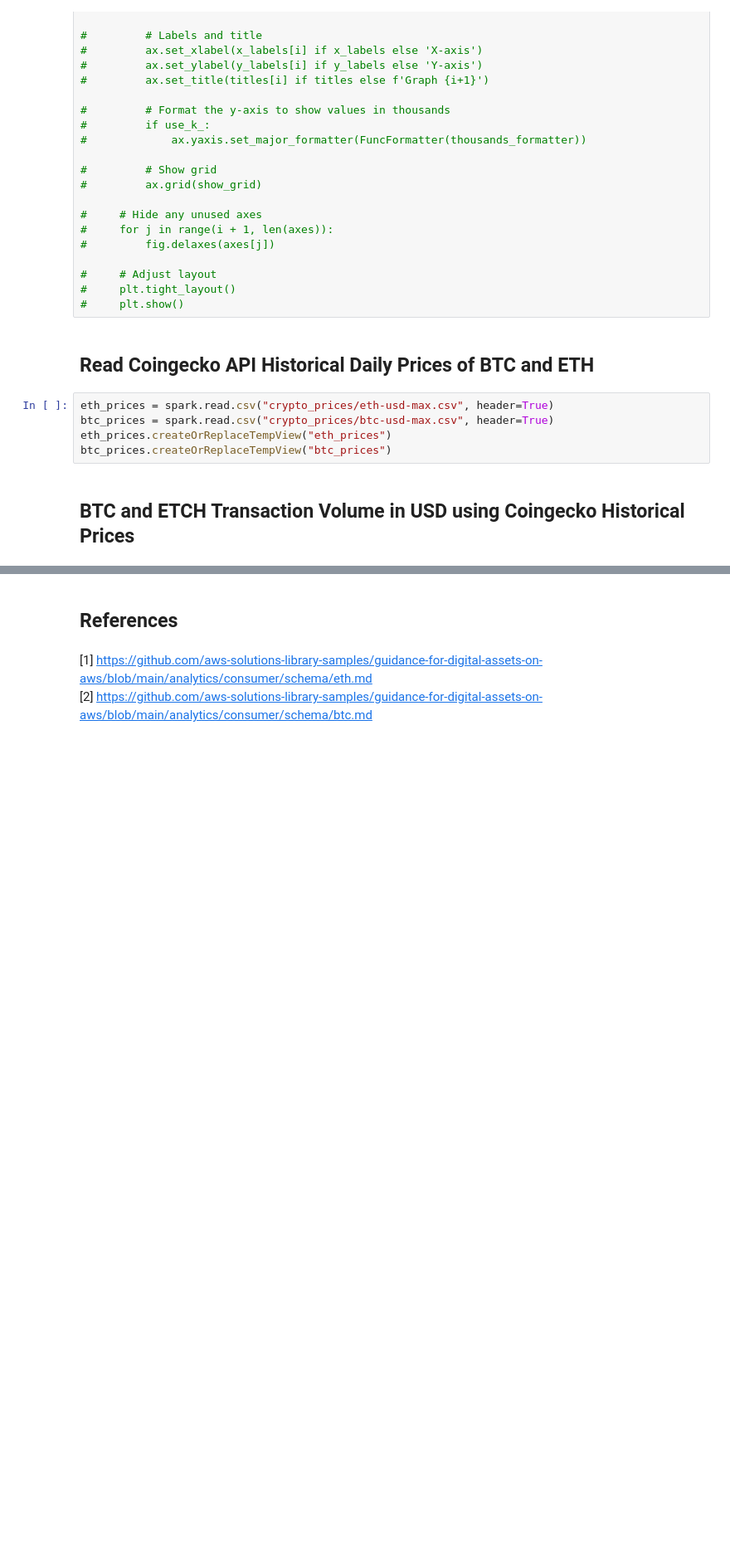
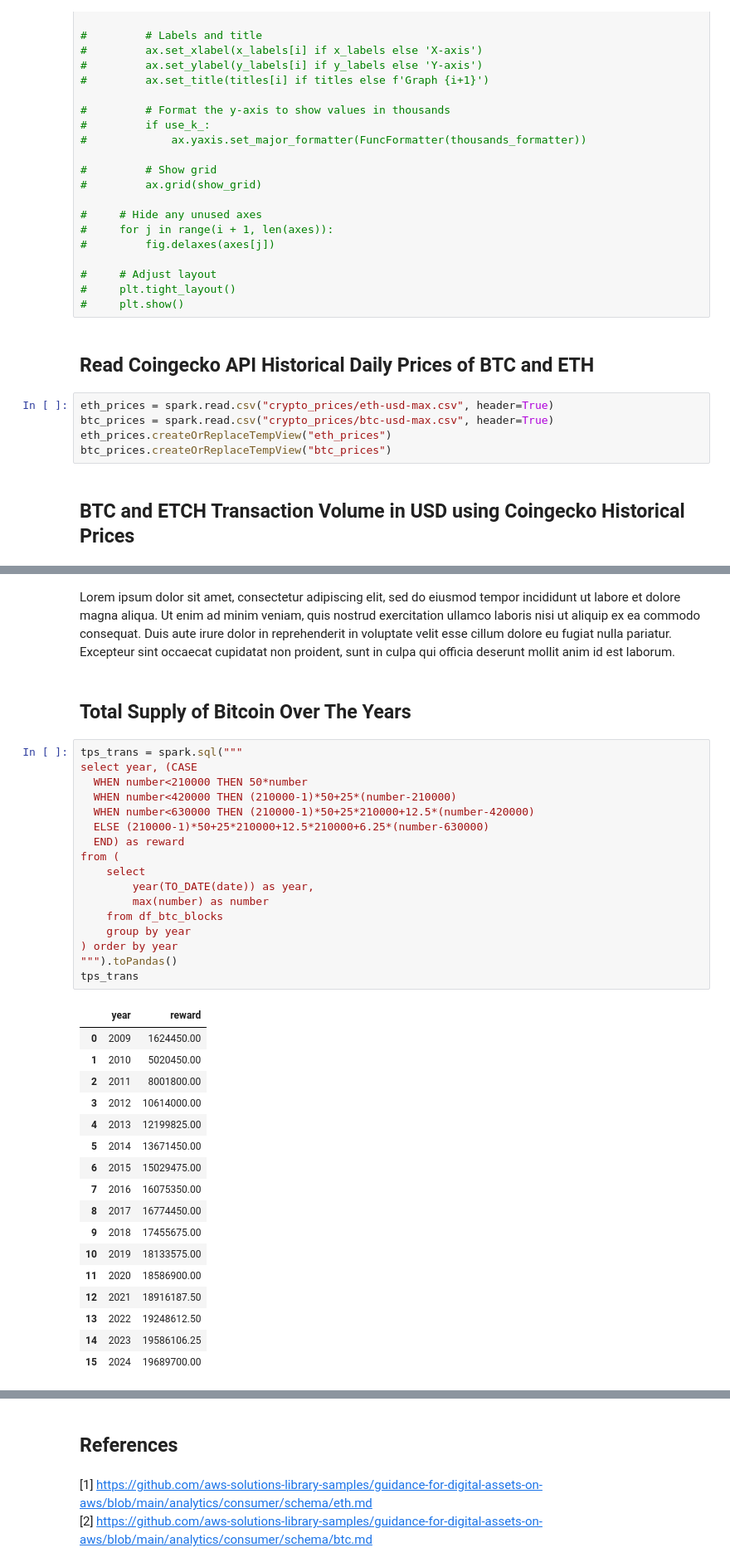
Before and after one commit to vsitucal-personal/bdcc_lab, a Jupyter notebook: BDCC_Lab.ipynb, the cells around one changed output, grey strips where cells are left out. Shown at 83% size. Drawn from its saved outputs; the diff is of its cells as text; blank space fills up the shorter version.

```diff
--- a/BDCC_Lab.ipynb
+++ b/BDCC_Lab.ipynb
@@ -482,0 +557,39 @@ volume
+# %% [markdown]
+Lorem ipsum dolor sit amet, consectetur adipiscing elit, sed do eiusmod tempor incididunt ut labore et dolore magna aliqua. Ut enim ad minim veniam, quis nostrud exercitation ullamco laboris nisi ut aliquip ex ea commodo consequat. Duis aute irure dolor in reprehenderit in voluptate velit esse cillum dolore eu fugiat nulla pariatur. Excepteur sint occaecat cupidatat non proident, sunt in culpa qui officia deserunt mollit anim id est laborum.
+# %% [markdown]
+## Total Supply of Bitcoin Over The Years
+# %%
+tps_trans = spark.sql("""
+select year, (CASE
+  WHEN number<210000 THEN 50*number
+  WHEN number<420000 THEN (210000-1)*50+25*(number-210000)
+  WHEN number<630000 THEN (210000-1)*50+25*210000+12.5*(number-420000)
+  ELSE (210000-1)*50+25*210000+12.5*210000+6.25*(number-630000)
+  END) as reward
+from (
+    select
+        year(TO_DATE(date)) as year,
+        max(number) as number
+    from df_btc_blocks
+    group by year
+) order by year
+""").toPandas()
+tps_trans
+# %% [output]
+|  | year | reward |
+| 0 | 2009 | 1624450.00 |
+| 1 | 2010 | 5020450.00 |
+| 2 | 2011 | 8001800.00 |
+| 3 | 2012 | 10614000.00 |
+| 4 | 2013 | 12199825.00 |
+| 5 | 2014 | 13671450.00 |
+| 6 | 2015 | 15029475.00 |
+| 7 | 2016 | 16075350.00 |
+| 8 | 2017 | 16774450.00 |
+| 9 | 2018 | 17455675.00 |
+| 10 | 2019 | 18133575.00 |
+| 11 | 2020 | 18586900.00 |
+| 12 | 2021 | 18916187.50 |
+| 13 | 2022 | 19248612.50 |
+| 14 | 2023 | 19586106.25 |
+| 15 | 2024 | 19689700.00 |
```
Also changed, not shown: parts of 10 cells of this notebook.
